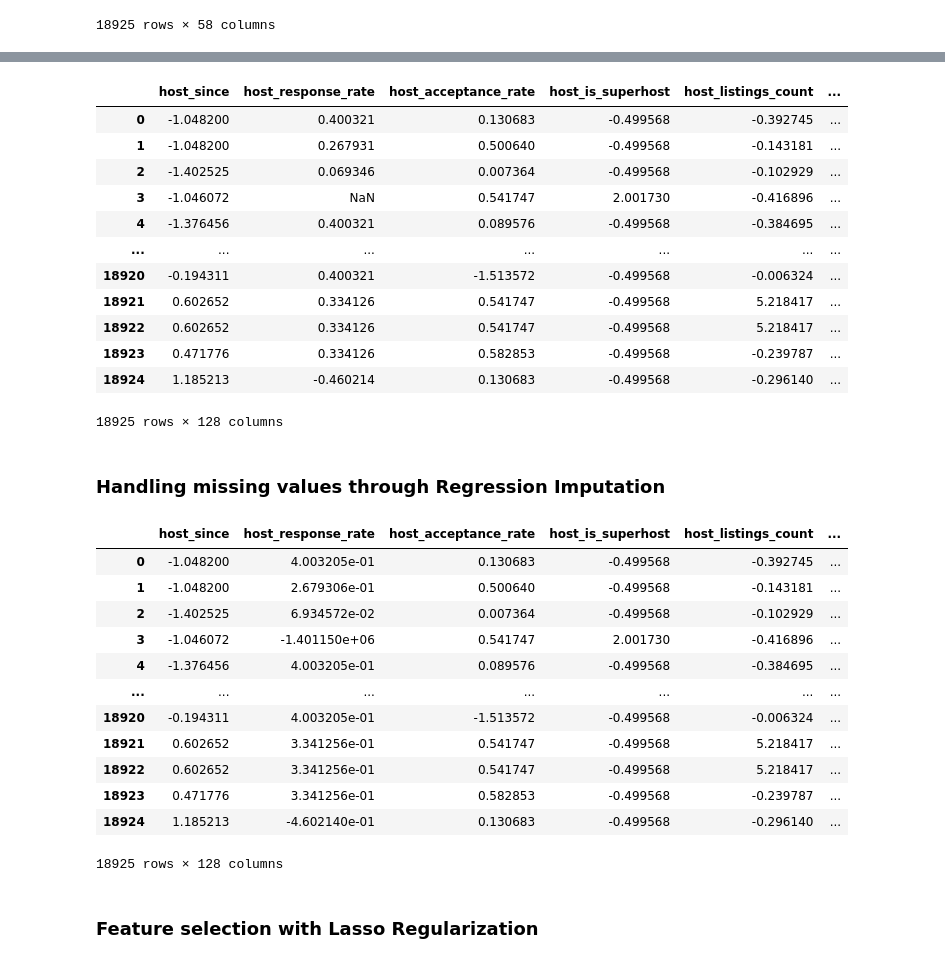
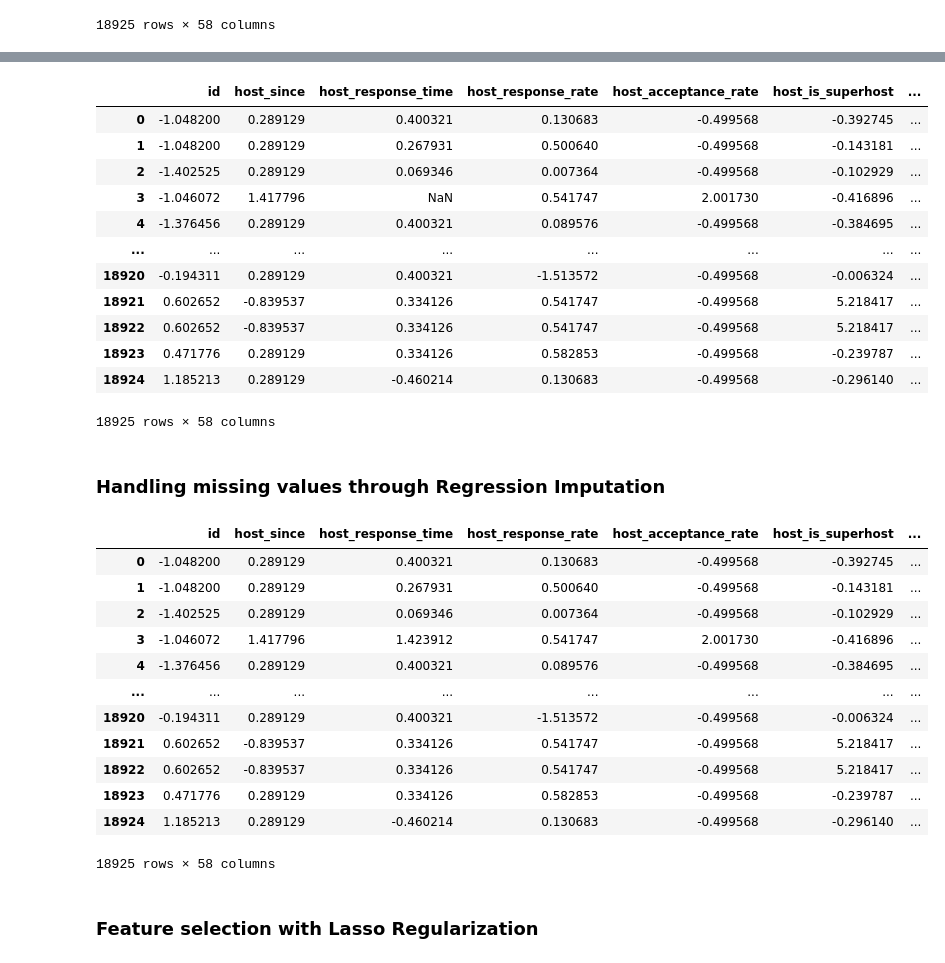
Before and after one commit to christianp12/Data-Driven-Exploration-of-Airbnb-Listings-Price, a Jupyter notebook: listings preprocessing.ipynb, the cells around one changed output, grey strips where cells are left out. Saved outputs shown, nothing was run; the diff lists cells and outputs as text; code cells hidden in the pictures.

Commit message:
replaced OneHot Encoder with Label Encoder

```diff
--- a/listings preprocessing.ipynb
+++ b/listings preprocessing.ipynb
@@ -158,3 +158,15 @@ merged_data
 | 18923 | 1568246400 | within an hour | 99.0 | 99.0 | 0.0 | ... |
 | 18924 | 1684108800 | within an hour | 87.0 | 88.0 | 0.0 | ... |
 18925 rows × 58 columns
+# %%
+from sklearn.preprocessing import LabelEncoder
+
+label_encoder = LabelEncoder()
+
+# Fit and transform the column
+merged_data['host_response_time'] = label_encoder.fit_transform(merged_data['host_response_time'])
+merged_data['neighbourhood_group_cleansed'] = label_encoder.fit_transform(merged_data['neighbourhood_group_cleansed'])
+merged_data['property_type'] = label_encoder.fit_transform(merged_data['property_type'])
+merged_data['room_type'] = label_encoder.fit_transform(merged_data['room_type'])
+
+merged_data
@@ -162,15 +188,15 @@ merged_data
 from sklearn.preprocessing import OneHotEncoder
 
 # Identify numeric and categorical columns
-numeric_features = merged_data.select_dtypes(include=['int64', 'float64']).columns
-categorical_features = merged_data.select_dtypes(include=['object', 'category']).columns
+#numeric_features = merged_data.select_dtypes(include=['int64', 'float64']).columns
+#categorical_features = merged_data.select_dtypes(include=['object', 'category']).columns
 
 # Encode categorical features
-encoder = OneHotEncoder(drop='first', sparse=False)
-listings_encoded = pd.DataFrame(encoder.fit_transform(merged_data[categorical_features]), columns=encoder.get_feature_names_out(categorical_features), index=merged_data.index)
+#encoder = OneHotEncoder(drop='first', sparse=False)
+#listings_encoded = pd.DataFrame(encoder.fit_transform(merged_data[categorical_features]), columns=encoder.get_feature_names_out(categorical_features), index=merged_data.index)
 
 # Drop original categorical columns and concatenate the encoded ones
-listings = merged_data.drop(columns=categorical_features)
-listings = pd.concat([listings, listings_encoded], axis=1)
+#listings = merged_data.drop(columns=categorical_features)
+#listings = pd.concat([listings, listings_encoded], axis=1)
 
-listings
+#listings
@@ -191,28 +203,28 @@ listings
 # %%
 from sklearn.preprocessing import StandardScaler
 
 # Scale the numeric data
 scaler = StandardScaler()
-listings_scaled = scaler.fit_transform(listings)
+listings_scaled = scaler.fit_transform(merged_data)
 
 # Convert the scaled data back to a DataFrame
 listings = pd.DataFrame(listings_scaled, columns=listings.columns)
 
 listings
 # %% [output]
-|  | host_since | host_response_rate | host_acceptance_rate | host_is_superhost | host_listings_count | ... |
-| 0 | -1.048200 | 0.400321 | 0.130683 | -0.499568 | -0.392745 | ... |
-| 1 | -1.048200 | 0.267931 | 0.500640 | -0.499568 | -0.143181 | ... |
-| 2 | -1.402525 | 0.069346 | 0.007364 | -0.499568 | -0.102929 | ... |
-| 3 | -1.046072 | NaN | 0.541747 | 2.001730 | -0.416896 | ... |
-| 4 | -1.376456 | 0.400321 | 0.089576 | -0.499568 | -0.384695 | ... |
-| ... | ... | ... | ... | ... | ... | ... |
-| 18920 | -0.194311 | 0.400321 | -1.513572 | -0.499568 | -0.006324 | ... |
-| 18921 | 0.602652 | 0.334126 | 0.541747 | -0.499568 | 5.218417 | ... |
-| 18922 | 0.602652 | 0.334126 | 0.541747 | -0.499568 | 5.218417 | ... |
-| 18923 | 0.471776 | 0.334126 | 0.582853 | -0.499568 | -0.239787 | ... |
-| 18924 | 1.185213 | -0.460214 | 0.130683 | -0.499568 | -0.296140 | ... |
+|  | id | host_since | host_response_time | host_response_rate | host_acceptance_rate | host_is_superhost | ... |
+| 0 | -1.048200 | 0.289129 | 0.400321 | 0.130683 | -0.499568 | -0.392745 | ... |
+| 1 | -1.048200 | 0.289129 | 0.267931 | 0.500640 | -0.499568 | -0.143181 | ... |
+| 2 | -1.402525 | 0.289129 | 0.069346 | 0.007364 | -0.499568 | -0.102929 | ... |
+| 3 | -1.046072 | 1.417796 | NaN | 0.541747 | 2.001730 | -0.416896 | ... |
+| 4 | -1.376456 | 0.289129 | 0.400321 | 0.089576 | -0.499568 | -0.384695 | ... |
+| ... | ... | ... | ... | ... | ... | ... | ... |
+| 18920 | -0.194311 | 0.289129 | 0.400321 | -1.513572 | -0.499568 | -0.006324 | ... |
+| 18921 | 0.602652 | -0.839537 | 0.334126 | 0.541747 | -0.499568 | 5.218417 | ... |
+| 18922 | 0.602652 | -0.839537 | 0.334126 | 0.541747 | -0.499568 | 5.218417 | ... |
+| 18923 | 0.471776 | 0.289129 | 0.334126 | 0.582853 | -0.499568 | -0.239787 | ... |
+| 18924 | 1.185213 | 0.289129 | -0.460214 | 0.130683 | -0.499568 | -0.296140 | ... |
-18925 rows × 128 columns
+18925 rows × 58 columns
 # %% [markdown]
 <h3>Handling missing values through Regression Imputation</h3>
 # %%
@@ -270,19 +282,19 @@ listings_filled = fill_missing_values(listings)
 
 listings_filled
 # %% [output]
-|  | host_since | host_response_rate | host_acceptance_rate | host_is_superhost | host_listings_count | ... |
-| 0 | -1.048200 | 4.003205e-01 | 0.130683 | -0.499568 | -0.392745 | ... |
-| 1 | -1.048200 | 2.679306e-01 | 0.500640 | -0.499568 | -0.143181 | ... |
-| 2 | -1.402525 | 6.934572e-02 | 0.007364 | -0.499568 | -0.102929 | ... |
-| 3 | -1.046072 | -1.401150e+06 | 0.541747 | 2.001730 | -0.416896 | ... |
-| 4 | -1.376456 | 4.003205e-01 | 0.089576 | -0.499568 | -0.384695 | ... |
-| ... | ... | ... | ... | ... | ... | ... |
-| 18920 | -0.194311 | 4.003205e-01 | -1.513572 | -0.499568 | -0.006324 | ... |
-| 18921 | 0.602652 | 3.341256e-01 | 0.541747 | -0.499568 | 5.218417 | ... |
-| 18922 | 0.602652 | 3.341256e-01 | 0.541747 | -0.499568 | 5.218417 | ... |
-| 18923 | 0.471776 | 3.341256e-01 | 0.582853 | -0.499568 | -0.239787 | ... |
-| 18924 | 1.185213 | -4.602140e-01 | 0.130683 | -0.499568 | -0.296140 | ... |
+|  | id | host_since | host_response_time | host_response_rate | host_acceptance_rate | host_is_superhost | ... |
+| 0 | -1.048200 | 0.289129 | 0.400321 | 0.130683 | -0.499568 | -0.392745 | ... |
+| 1 | -1.048200 | 0.289129 | 0.267931 | 0.500640 | -0.499568 | -0.143181 | ... |
+| 2 | -1.402525 | 0.289129 | 0.069346 | 0.007364 | -0.499568 | -0.102929 | ... |
+| 3 | -1.046072 | 1.417796 | 1.423912 | 0.541747 | 2.001730 | -0.416896 | ... |
+| 4 | -1.376456 | 0.289129 | 0.400321 | 0.089576 | -0.499568 | -0.384695 | ... |
+| ... | ... | ... | ... | ... | ... | ... | ... |
+| 18920 | -0.194311 | 0.289129 | 0.400321 | -1.513572 | -0.499568 | -0.006324 | ... |
+| 18921 | 0.602652 | -0.839537 | 0.334126 | 0.541747 | -0.499568 | 5.218417 | ... |
+| 18922 | 0.602652 | -0.839537 | 0.334126 | 0.541747 | -0.499568 | 5.218417 | ... |
+| 18923 | 0.471776 | 0.289129 | 0.334126 | 0.582853 | -0.499568 | -0.239787 | ... |
+| 18924 | 1.185213 | 0.289129 | -0.460214 | 0.130683 | -0.499568 | -0.296140 | ... |
-18925 rows × 128 columns
+18925 rows × 58 columns
 # %% [markdown]
 <h3>Feature selection with Lasso Regularization</h3>
 # %%
```
Also changed, not shown: parts of 4 cells of this notebook, 2 other files.
